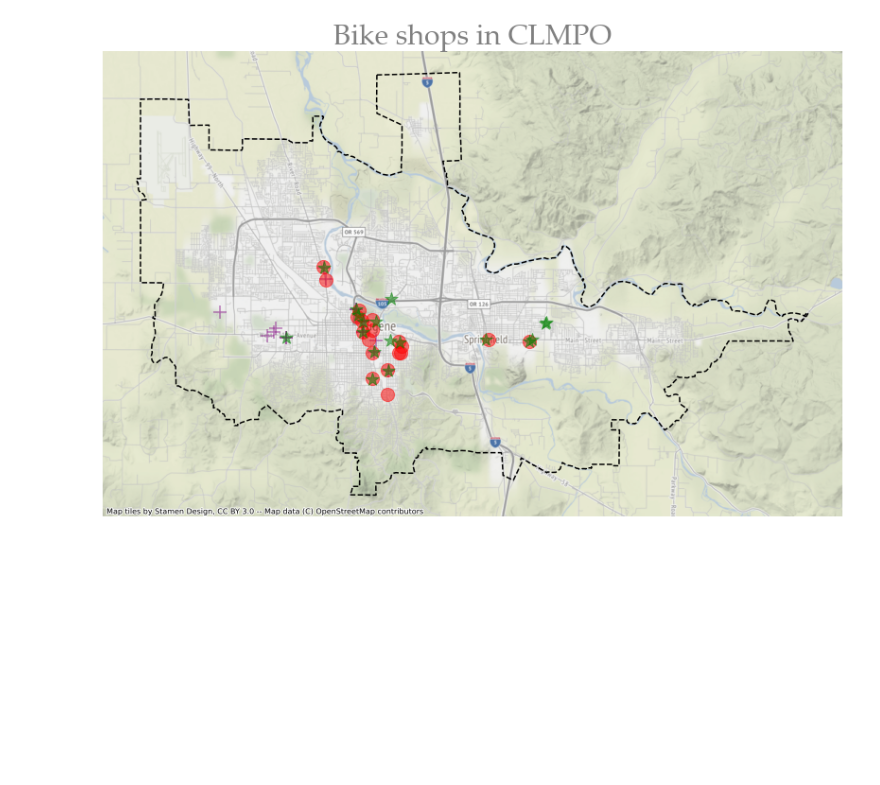
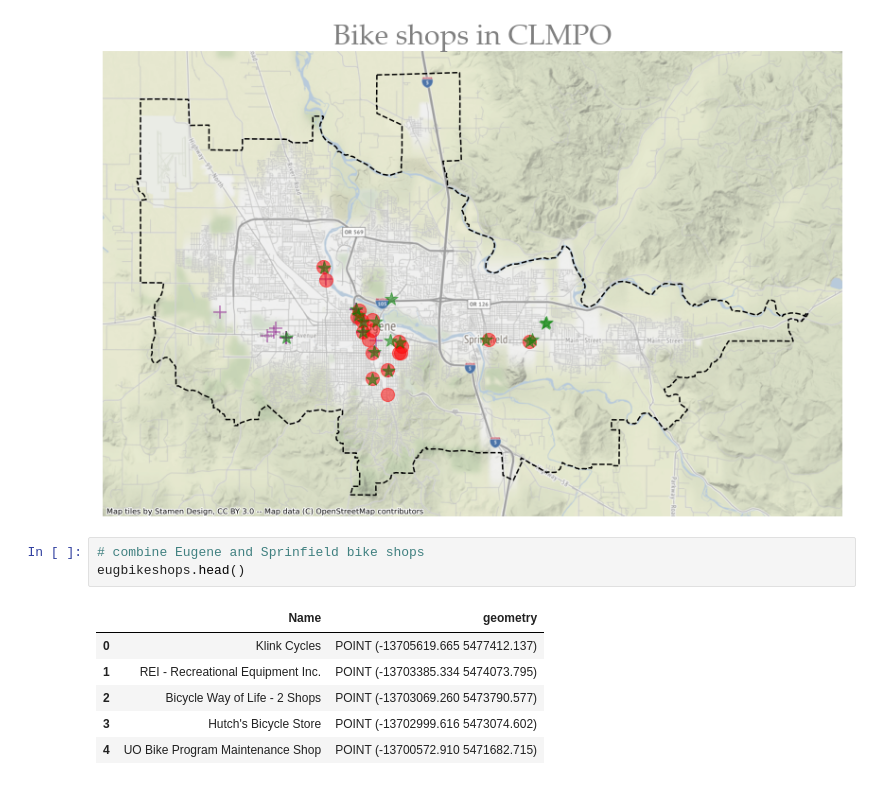
Before and after one commit to dongmeic/BikeCounting, a Jupyter notebook: BikeMap/BikeShops.ipynb, the cells around one changed output. Saved outputs shown, nothing was run; the diff lists cells and outputs as text; blank space fills up the shorter version.

Commit message:
combined bike shops data

```diff
--- a/BikeMap/BikeShops.ipynb
+++ b/BikeMap/BikeShops.ipynb
@@ -117,3 +117,13 @@ plt.title("Bike shops in CLMPO", fontsize=30, fontname="Palatino Linotype",
 ax.axis("off");
 # %% [output]
 [figure]
+# %%
+# combine Eugene and Sprinfield bike shops
+eugbikeshops.head()
+# %% [output]
+|  | Name | geometry |
+| 0 | Klink Cycles | POINT (-13705619.665 5477412.137) |
+| 1 | REI - Recreational Equipment Inc. | POINT (-13703385.334 5474073.795) |
+| 2 | Bicycle Way of Life - 2 Shops | POINT (-13703069.260 5473790.577) |
+| 3 | Hutch's Bicycle Store | POINT (-13702999.616 5473074.602) |
+| 4 | UO Bike Program Maintenance Shop | POINT (-13700572.910 5471682.715) |
```
Also changed, not shown: parts of 10 cells of this notebook, 2 other files.
